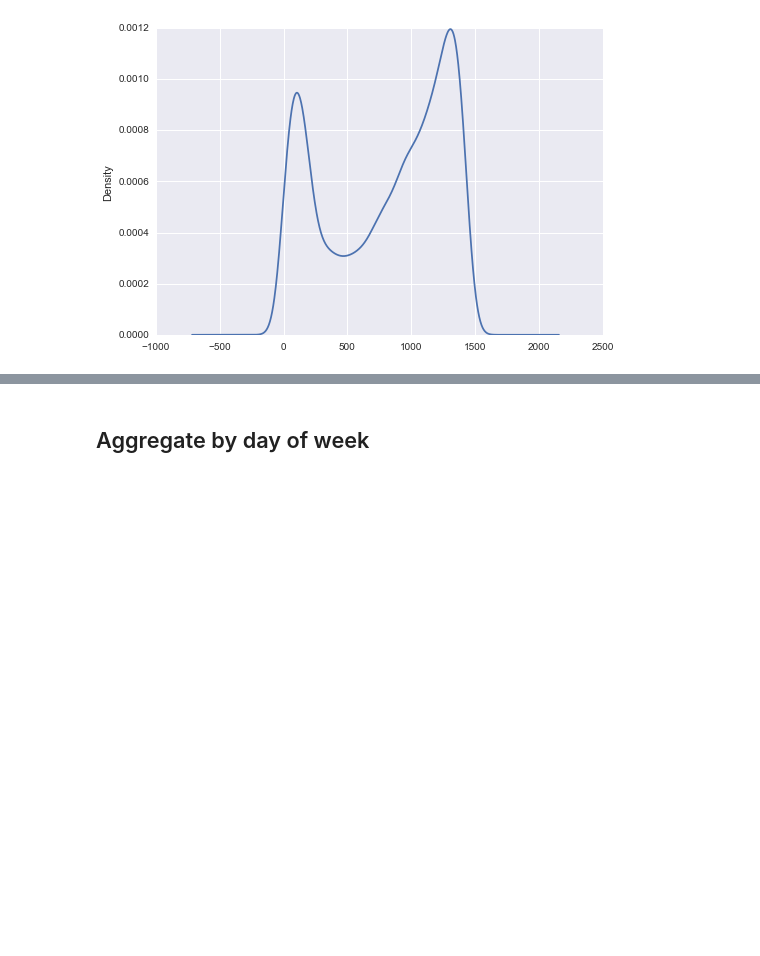
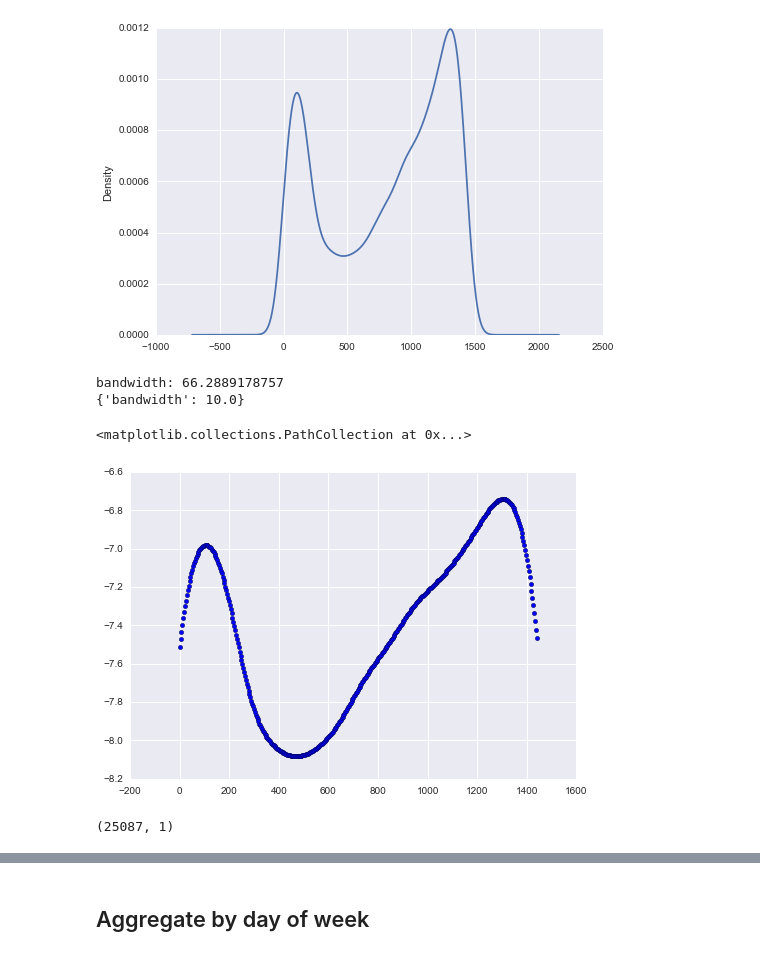
Before and after one commit to jayqi/sf-walk-safety, a Jupyter notebook: ipynbs/robbery analysis sandbox.ipynb, the cells around one changed output, grey strips where cells are left out. Saved outputs shown, nothing was run; the diff lists cells and outputs as text; code cells hidden in the pictures; blank space fills up the shorter version.

```diff
--- a/ipynbs/robbery analysis.ipynb
+++ b/ipynbs/robbery analysis sandbox.ipynb
@@ -96,3 +101,21 @@ p = df.time.apply(time2num).hist()
 p = df.time.apply(time2num).plot.kde()
 # %% [output]
 [figure]
+# %%
+from sklearn.neighbors import KernelDensity
+
+b = 1.06*df.time.apply(time2num).std()*df.time.count()**(-0.2)
+print 'bandwidth:', b
+timekde = KernelDensity(bandwidth=b)
+
+
+timekde.fit(df.time.apply(time2num).reshape(-1,1))
+timegrid = np.linspace(0,1440,num=400).reshape(-1,1)
+
+print gridcv.best_params_
+plt.scatter(timegrid, timekde.score_samples(timegrid))
+# %% [output]
+bandwidth: 66.2889178757
+{'bandwidth': 10.0}
+<matplotlib.collections.PathCollection at 0x...>
+[figure, added]
@@ -98,0 +124,4 @@ p = df.time.apply(time2num).plot.kde()
+# %%
+noise.shape
+# %% [output]
+(25087, 1)
```
Also changed, not shown: parts of 11 cells of this notebook, 1 other file.
